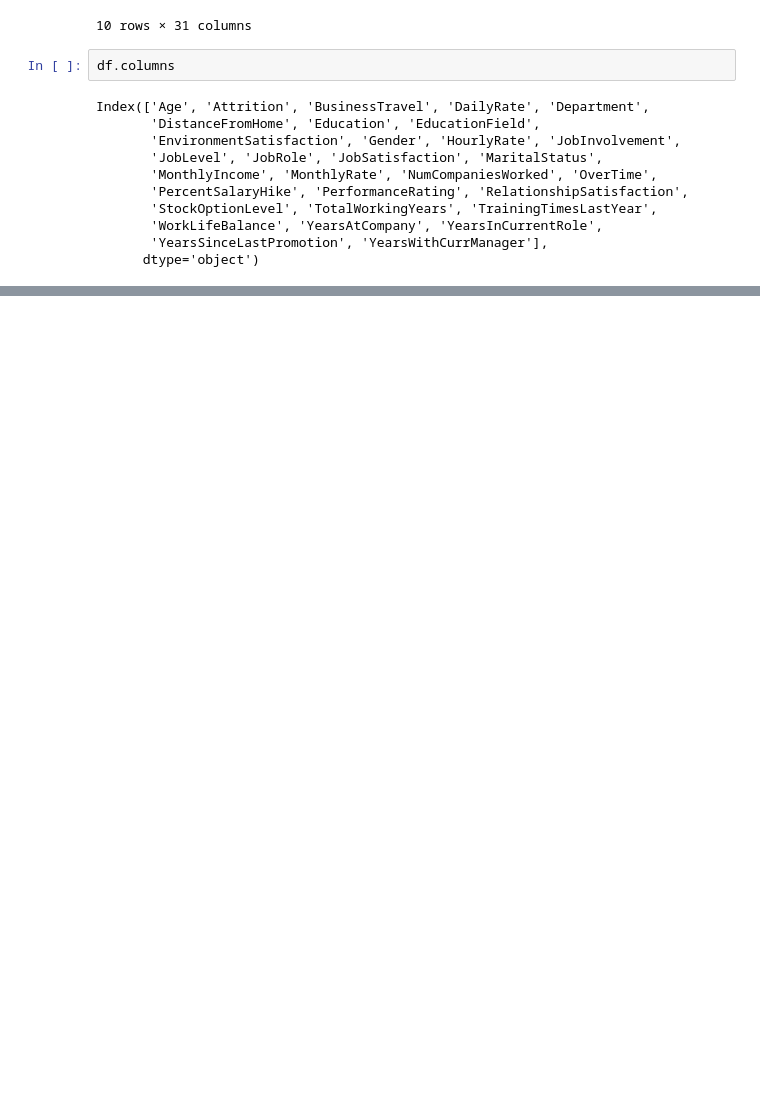
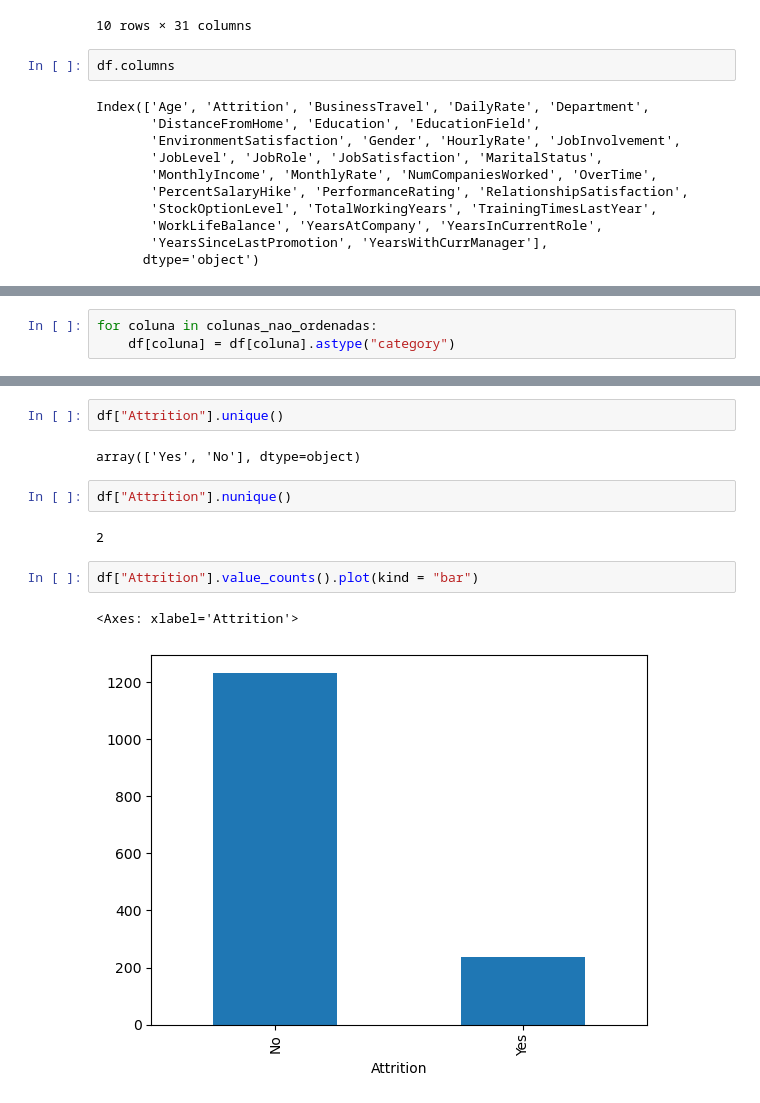
Before and after one commit to VieiraJulio/IBM-Employees-Data-Analysis, a Jupyter notebook: ProjetoIBM.ipynb, the cells around one changed output, grey strips where cells are left out. Saved outputs shown, nothing was run; the diff lists cells and outputs as text; blank space fills up the shorter version.

```diff
--- a/ProjetoIBM.ipynb
+++ b/ProjetoIBM.ipynb
@@ -302,0 +346,3 @@ colunas_numericas = [coluna for coluna in df.columns if coluna not in (colunas_c
+# %%
+for coluna in colunas_nao_ordenadas:
+    df[coluna] = df[coluna].astype("category")
@@ -302,0 +366,13 @@ colunas_numericas = [coluna for coluna in df.columns if coluna not in (colunas_c
+# %%
+df["Attrition"].unique()
+# %% [output]
+array(['Yes', 'No'], dtype=object)
+# %%
+df["Attrition"].nunique()
+# %% [output]
+2
+# %%
+df["Attrition"].value_counts().plot(kind = "bar")
+# %% [output]
+<Axes: xlabel='Attrition'>
+[figure, added]
```
Also changed, not shown: parts of 10 cells of this notebook.
